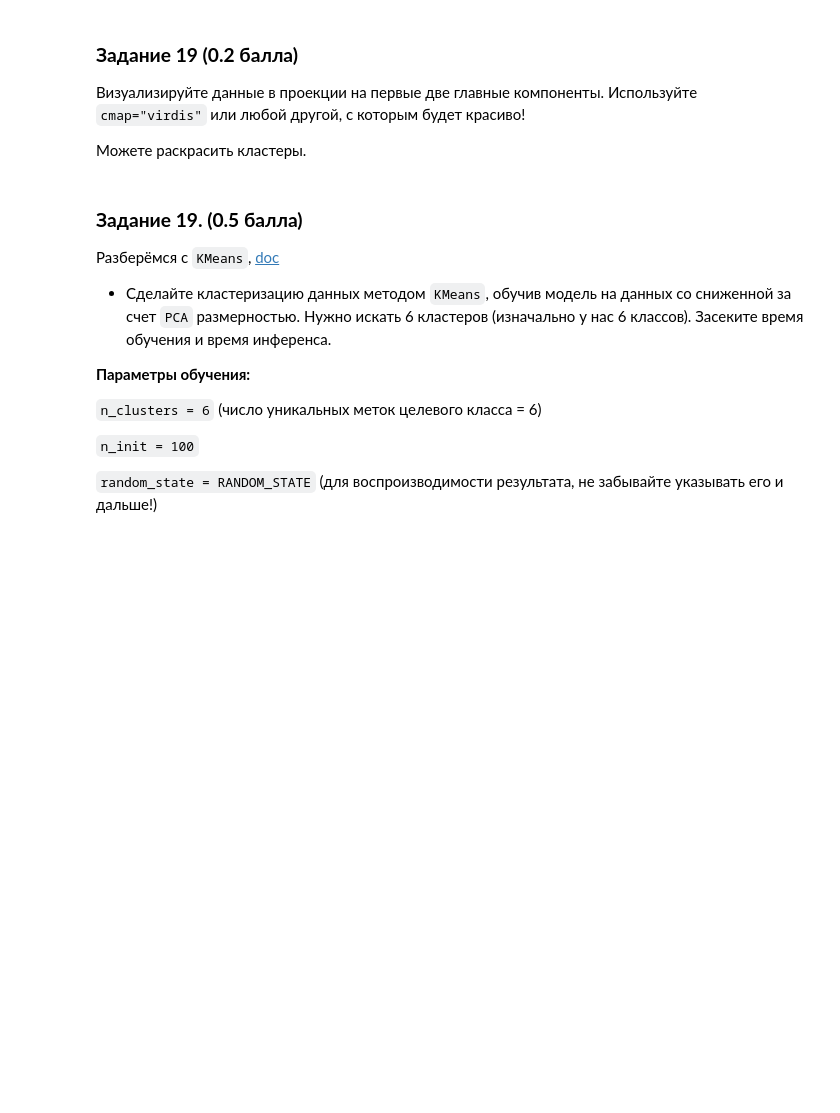
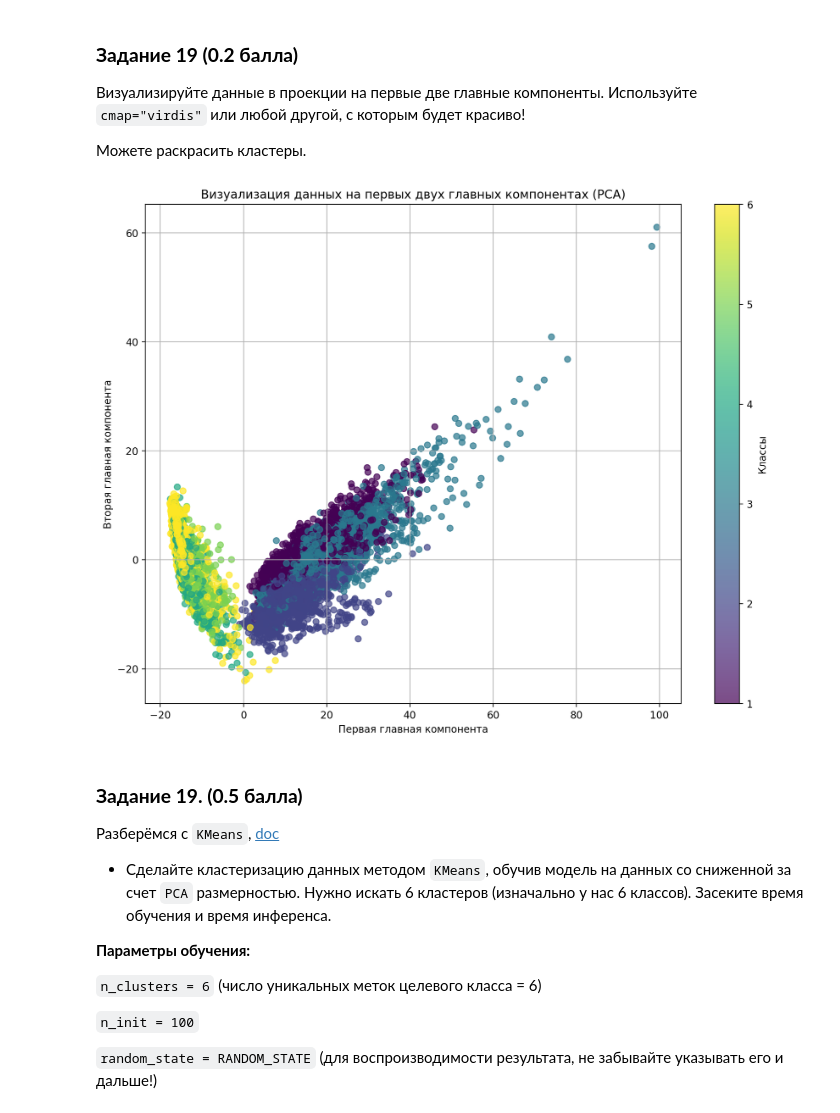
Before and after one commit to xanderkov/HSE-Machine-Learning, a Jupyter notebook: hw-05/Kovel AI Homework 5 Classification.ipynb, the cells around one changed output. Cells and saved outputs as stored; diff of their text form; code cells hidden in the pictures; blank space fills up the shorter version.

```diff
--- a/hw-05/Kovel AI Homework 5 Classification.ipynb
+++ b/hw-05/Kovel AI Homework 5 Classification.ipynb
@@ -822,0 +816,13 @@ X_scaled =
+# %%
+from sklearn.preprocessing import StandardScaler
+
+X = np.concatenate((X_train, X_test), axis=0)
+
+y = np.concatenate((y_train, y_test), axis=0)
+
+scaler = StandardScaler()
+X_scaled = scaler.fit_transform(X)
+
+print("Размерность X:", X.shape)
+print("Размерность y:", y.shape)
+print("Размерность X_scaled:", X_scaled.shape)
@@ -835,0 +842,16 @@ X_pca =
+# %%
+from sklearn.decomposition import PCA
+
+pca = PCA()
+X_pca = pca.fit_transform(X_scaled)
+
+explained_variance_ratio = np.cumsum(pca.explained_variance_ratio_)
+
+n_components = np.argmax(explained_variance_ratio >= 0.90) + 1
+
+pca = PCA(n_components=n_components)
+X_reduced = pca.fit_transform(X_scaled)
+
+print("Количество компонент, необходимых для объяснения 90% дисперсии:", n_components)
+print("Размерность оригинальных данных:", X.shape)
+print("Размерность данных после понижения размерности (PCA):", X_reduced.shape)
@@ -845,3 +868,14 @@ plt.scatter()
+# %%
+scatter = plt.scatter(X_reduced[:, 0], X_reduced[:, 1], c=y, cmap='viridis', alpha=0.7)
+
+plt.colorbar(scatter, label='Классы')
+plt.title('Визуализация данных на первых двух главных компонентах (PCA)')
+plt.xlabel('Первая главная компонента')
+plt.ylabel('Вторая главная компонента')
+plt.grid()
+plt.show()
+# %% [output]
+[figure, added]
 # %% [markdown]
 ### **Задание 19. (0.5 балла)**
 
```
Also changed, not shown: parts of 30 cells of this notebook.
